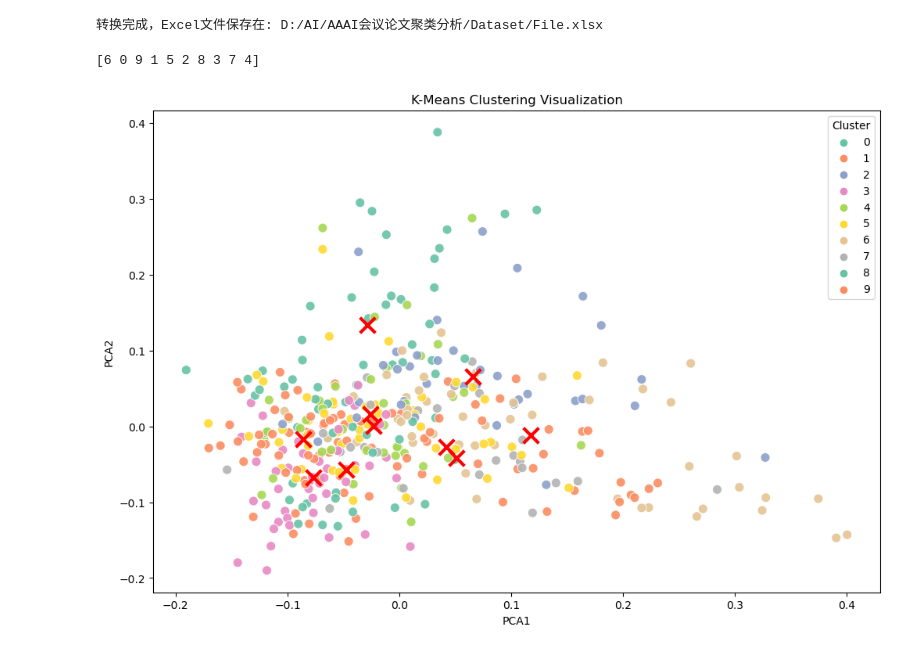
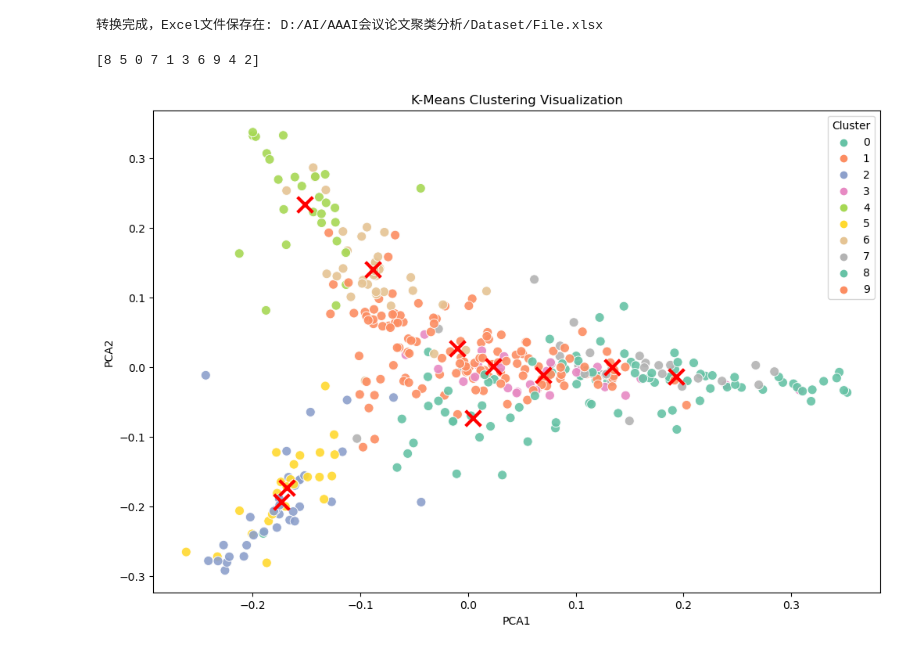
Before and after one commit to 155469wxh/AI, a Jupyter notebook: AAAI会议论文聚类分析/mycode.ipynb, the cells around one changed output. Drawn from its saved outputs; the diff is of its cells as text; code cells hidden in the pictures.

```diff
--- a/AAAI会议论文聚类分析/mycode.ipynb
+++ b/AAAI会议论文聚类分析/mycode.ipynb
@@ -28,7 +28,7 @@ df = pd.read_csv(csv_file_path)
 
 # title,authors,groups,keywords,topics,abstract
 # 合并 'Title' 和 'Abstract' 列以获取完整的文本
-df['Full_Text'] =  df['abstract'].astype(str)
+df['Full_Text'] = df['title'].astype(str) + ' '  + df['groups'].astype(str) + ' ' + df['keywords'].astype(str)+ ' ' + df['topics'].astype(str)+ ' ' + df['abstract'].astype(str)
 
 # 使用TfidfVectorizer将文本转化为向量
 vectorizer = TfidfVectorizer(stop_words='english')
@@ -50,32 +50,32 @@ df['PCA2'] = X_pca[:, 1]
 # 设置画布大小
 plt.figure(figsize=(12, 8))
 
 # 使用seaborn绘制散点图，根据聚类结果着色
 sns.scatterplot(x='PCA1', y='PCA2',  data=df, hue='Cluster',palette='Set2', s=75, alpha=0.9)
 
 # 绘制聚类中心
 centers = pca.transform(kmeans.cluster_centers_)
 plt.scatter(centers[:, 0], centers[:, 1], marker='x', s=200, linewidths=3, color='r')
 
 # 手动设置图例
 unique_clusters = df['Cluster'].unique()
 legend_labels = [f'Cluster {cluster}' for cluster in unique_clusters]
 plt.legend(title='Cluster', labels=legend_labels, loc='upper right')
 
 # 添加标题和标签
 plt.title('K-Means Clustering Visualization')
 plt.xlabel('PCA1')
 plt.ylabel('PCA2')
 
 # 显示图例
 plt.legend(title='Cluster')
 
 # 显示图形
 plt.show()
 
 excel_file_path = 'D:/AI/AAAI会议论文聚类分析/Dataset/File1.xlsx'
 
 df.to_excel(excel_file_path, index=False)
 # %% [output]
-[6 0 9 1 5 2 8 3 7 4]
+[8 5 0 7 1 3 6 9 4 2]
-[figure, old version]
+[figure, new version]
```
Also changed, not shown: 1 other file.
